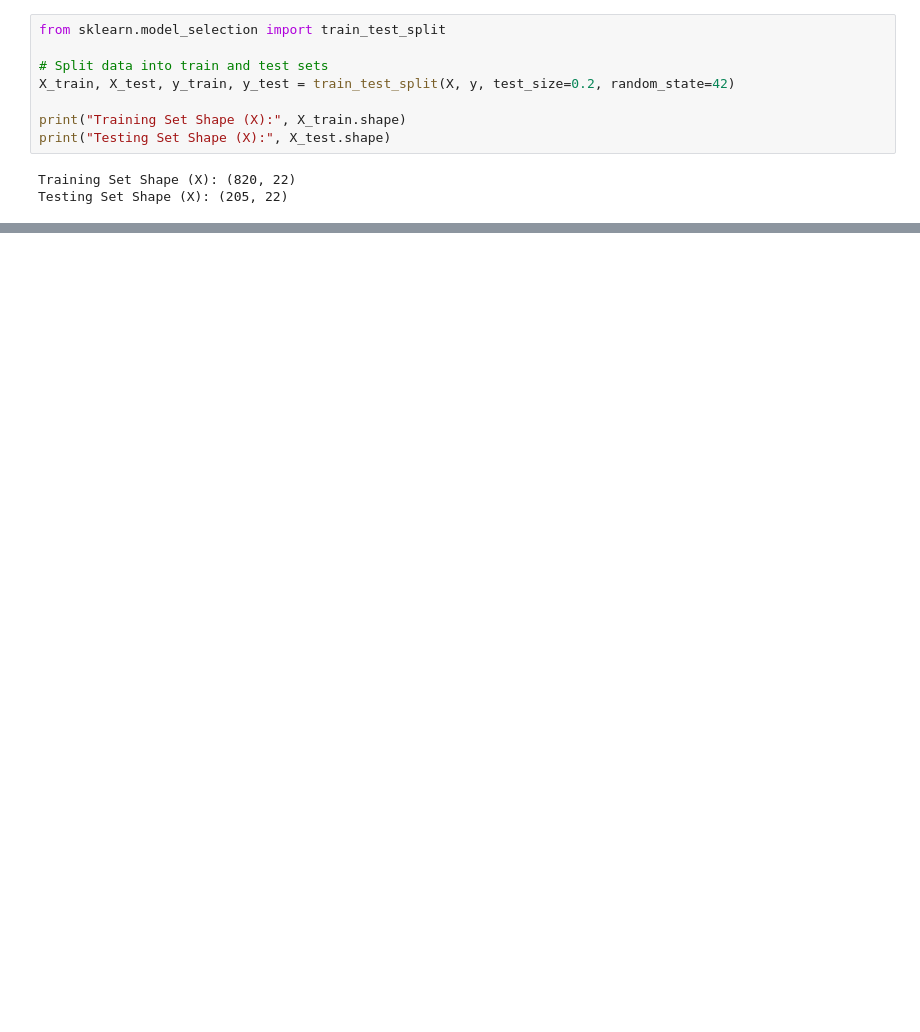
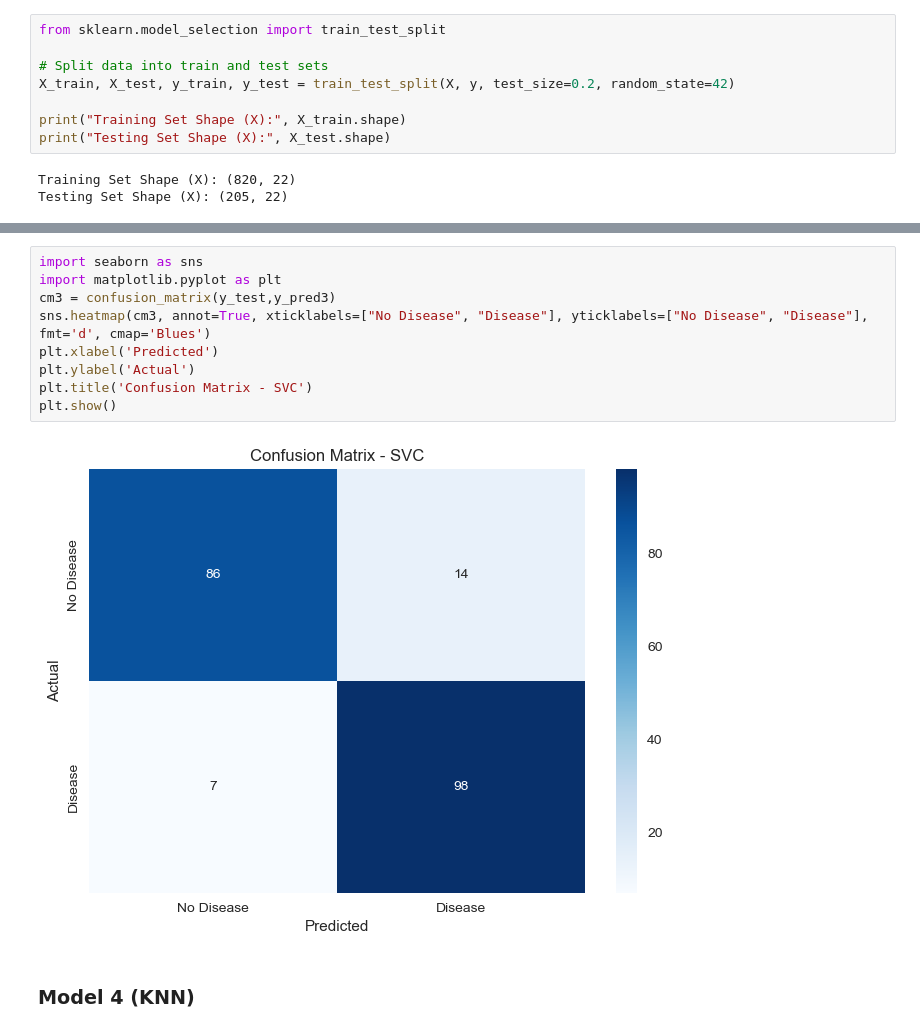
Before and after one commit to sumedha-ganguli/ds_project, a Jupyter notebook: Heart_Disease_Prediction.ipynb, the cells around one changed output, grey strips where cells are left out. Saved outputs shown, nothing was run; the diff lists cells and outputs as text; blank space fills up the shorter version.

```diff
--- a/Heart_Disease_Prediction.ipynb
+++ b/Heart_Disease_Prediction.ipynb
@@ -289,0 +288,13 @@ plt.show()
+# %%
+import seaborn as sns
+import matplotlib.pyplot as plt
+cm3 = confusion_matrix(y_test,y_pred3)
+sns.heatmap(cm3, annot=True, xticklabels=["No Disease", "Disease"], yticklabels=["No Disease", "Disease"], fmt='d', cmap='Blues')
+plt.xlabel('Predicted')
+plt.ylabel('Actual')
+plt.title('Confusion Matrix - SVC')
+plt.show()
+# %% [output]
+[figure, added]
+# %% [markdown]
+### Model 4 (KNN)
```
Also changed, not shown: parts of 19 cells of this notebook.
